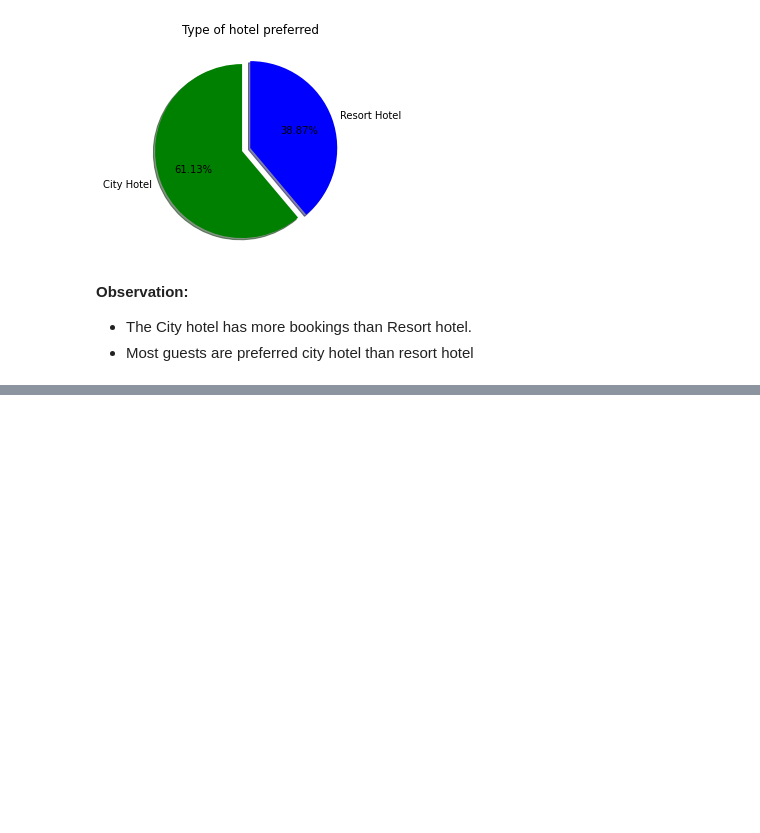
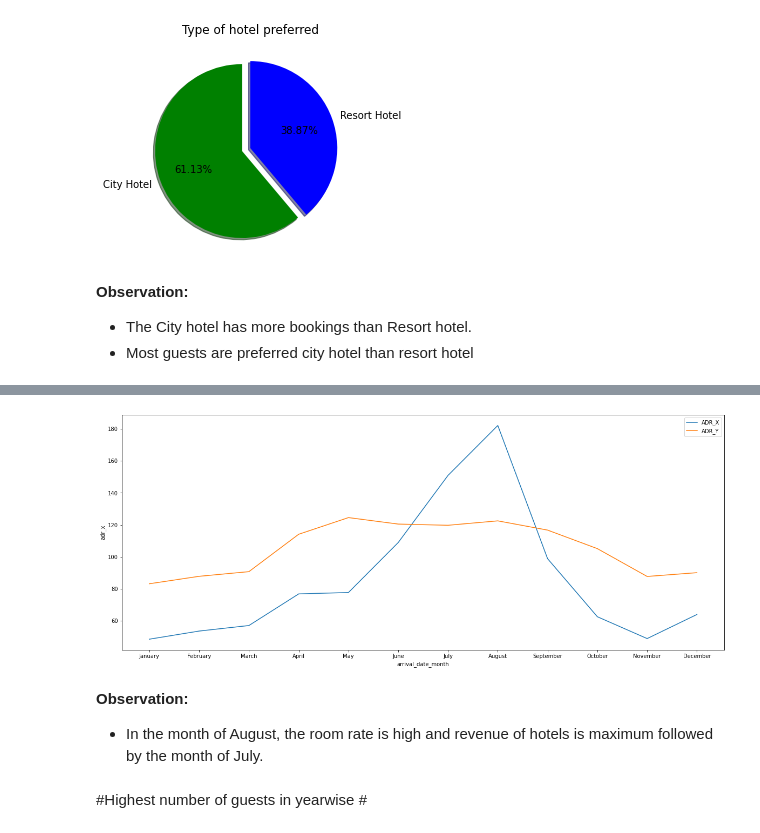
Before and after one commit to SabirAjmal10/Hotel-Booking-Analysis-EDA-Capstone-Project, a Jupyter notebook: Hotel_Booking_Analysis_Capstone_Project.ipynb, the cells around one changed output, grey strips where cells are left out. Drawn from its saved outputs; the diff is of its cells as text; code cells hidden in the pictures; blank space fills up the shorter version.

```diff
--- a/Hotel_Booking_Analysis_Capstone_Project.ipynb
+++ b/Hotel_Booking_Analysis_Capstone_Project.ipynb
@@ -295,0 +290,10 @@ Text(0.5, 1.0, 'Hotel in Cancel Situation')
+# %%
+#Creating a table to evaluate average price for room per day in monthwise
+resort_data_checked = df[(df['hotel']=='Resort Hotel')&(df['is_canceled']==0)]
+city_data_checked =  df[(df['hotel']=='City Hotel') & (df['is_canceled']==0)]
+
+resort_hotel = resort_data_checked.groupby(['arrival_date_month'])['adr'].mean().reset_index()
+city_hotel = city_data_checked.groupby(['arrival_date_month'])['adr'].mean().reset_index()
+
+final_hotel = resort_hotel.merge(city_hotel, on= 'arrival_date_month')
+final_hotel.sort_values('arrival_date_month')
@@ -295,0 +314,7 @@ Text(0.5, 1.0, 'Hotel in Cancel Situation')
+# %%
+#Sorting the month based on its order arrangment
+from calendar import month_name
+month_order = list(month_name)
+final_hotel.index = pd.CategoricalIndex(final_hotel['arrival_date_month'], categories = month_order, ordered=True)
+final_hotel = final_hotel.sort_index().reset_index(drop=True)
+final_hotel
@@ -295,0 +335,19 @@ Text(0.5, 1.0, 'Hotel in Cancel Situation')
+# %%
+# Ploting line chart on payment of room for every month
+x = final_hotel.arrival_date_month
+y = final_hotel.adr_x
+z = final_hotel.adr_y
+plt.figure(figsize=(20,8))
+plt.xlabel = 'Month'
+plt.ylabel = 'Price'
+sns.lineplot(x,y, label = "ADR_X")
+sns.lineplot(x,z, label = "ADR_Y")
+plt.show()
+# %% [output]
+[figure, added]
+# %% [markdown]
+**Observation:**
+
+- In the month of August, the room rate is high and revenue of hotels is maximum followed by the month of July.
+# %% [markdown]
+#Highest number of guests in yearwise #
```
Also changed, not shown: parts of 20 cells of this notebook.
